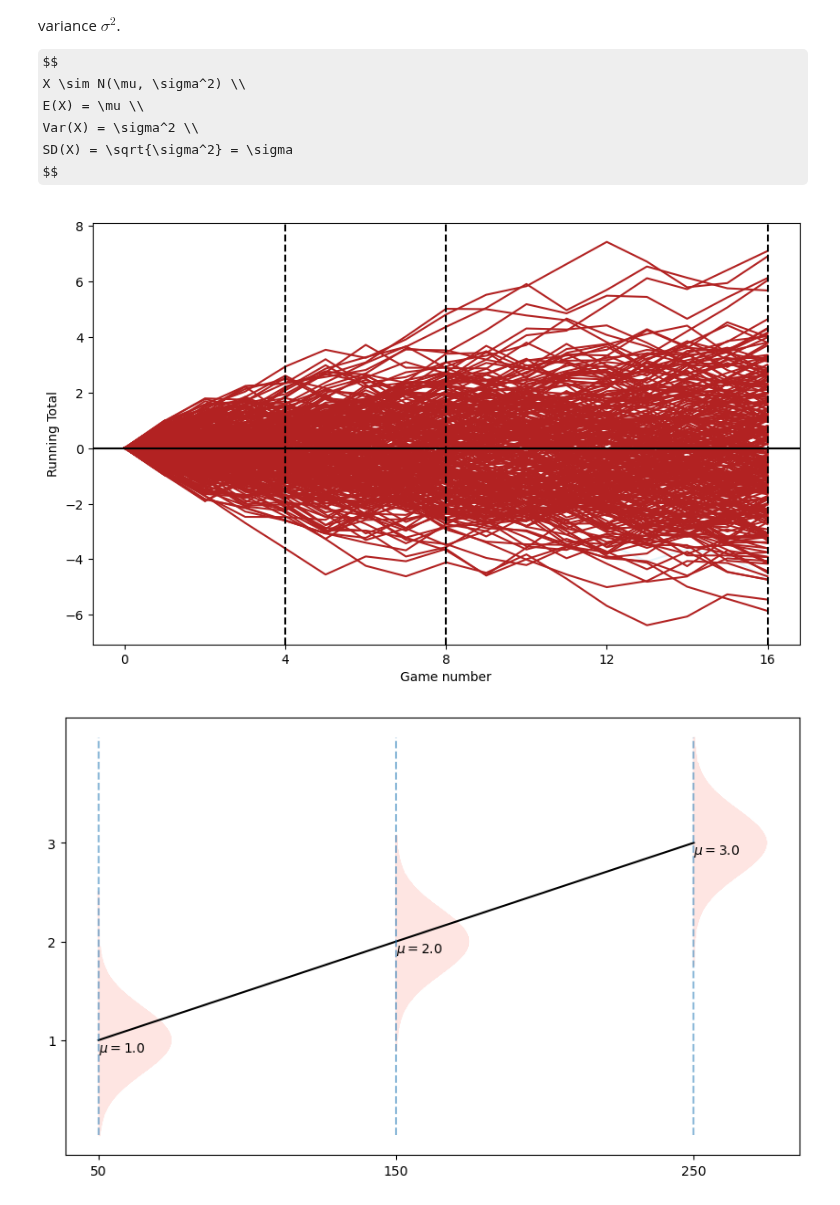
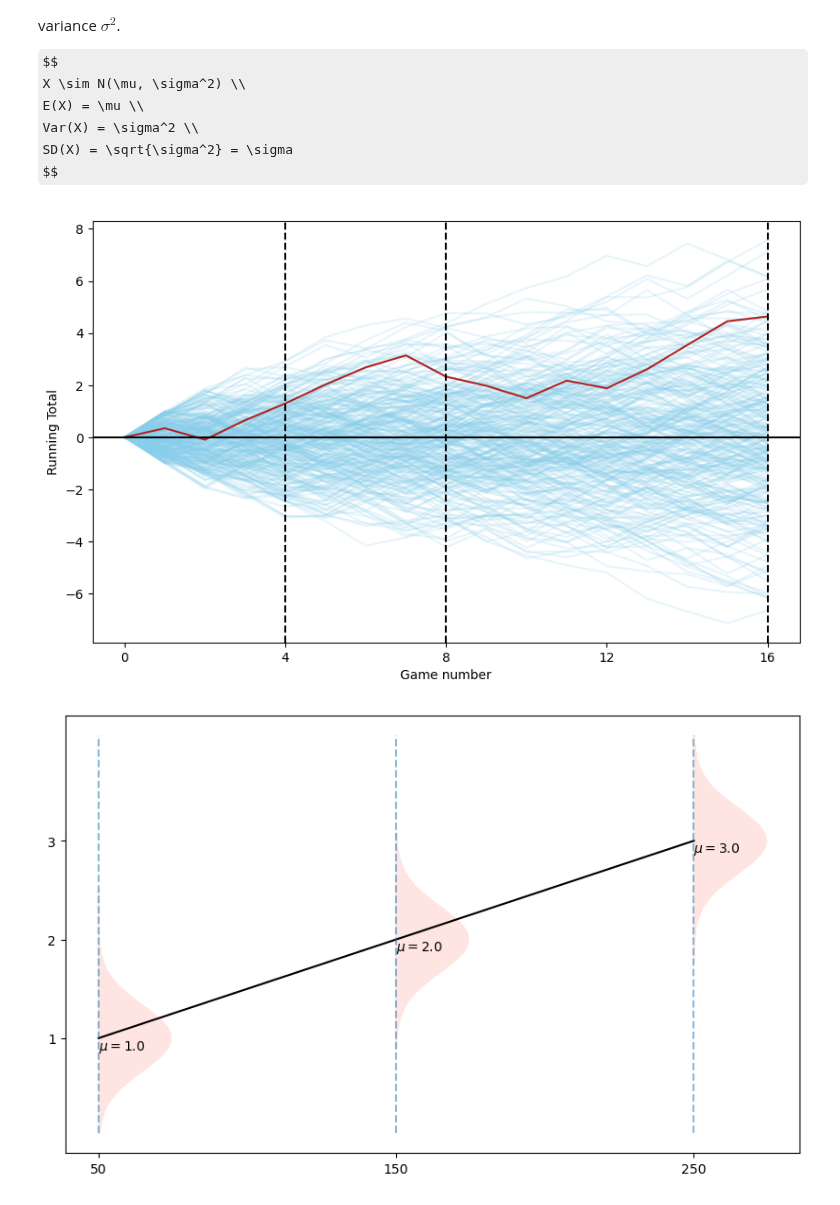
Before and after one commit to febse/econ2024-de, a Jupyter notebook: 02-Review/02-Probability.ipynb, the cells around one changed output. Drawn from its saved outputs; the diff is of its cells as text; code cells hidden in the pictures; some formulas as TeX source.

Commit message:
Update plots code

```diff
--- a/02-Review/02-Probability.ipynb
+++ b/02-Review/02-Probability.ipynb
@@ -114,38 +114,43 @@ import numpy as np
 import matplotlib.pyplot as plt
 
 players_n = 300
 games_n = 16
 
 # Create a DataFrame similar to expand_grid in R
 unif_games = pd.DataFrame(np.array(np.meshgrid(np.arange(1, games_n + 1), np.arange(1, players_n + 1))).T.reshape(-1,2), columns=['game', 'player'])
 
 # Add result column with random uniform values between -1 and 1
 unif_games['result'] = np.random.uniform(-1, 1, size=len(unif_games))
 
 # Add initial values for each player
 initial_values = pd.DataFrame({'player': np.arange(1, players_n + 1), 'game': 0, 'result': 0})
 unif_games = pd.concat([unif_games, initial_values])
 
 # Sort values and calculate running total for each player
 unif_games = unif_games.sort_values(['player', 'game'])
 unif_games['running_total'] = unif_games.groupby('player')['result'].cumsum()
 
 # Plotting
 plt.figure(figsize=(10, 6))
 for player in unif_games['player'].unique():
     player_data = unif_games[unif_games['player'] == player]
-    plt.plot(player_data['game'], player_data['running_total'], color='skyblue' if player < 2 else 'firebrick', alpha=0.2 if player < 2 else 1)
+    plt.plot(player_data['game'], player_data['running_total'], color='skyblue', alpha=0.2)
+
+# First player
+player_data = unif_games[unif_games['player'] == 1]
+plt.plot(player_data['game'], player_data['running_total'], color='firebrick', label='Player 1')
 
 plt.axhline(0, color='black')
-plt.axvline(x=4, linestyle='--', color='black')
-plt.axvline(x=8, linestyle='--', color='black')
-plt.axvline(x=16, linestyle='--', color='black')
+
+for mark in [4, 8, 16]:
+    plt.axvline(x=mark, linestyle='--', color='black')
+
 plt.xlabel('Game number')
 plt.ylabel('Running Total')
 plt.xticks([0, 4, 8, 12, 16])
 plt.show()
 # %% [output]
-[figure, old version]
+[figure, new version]
 # %%
 import pandas as pd
 import numpy as np
```
